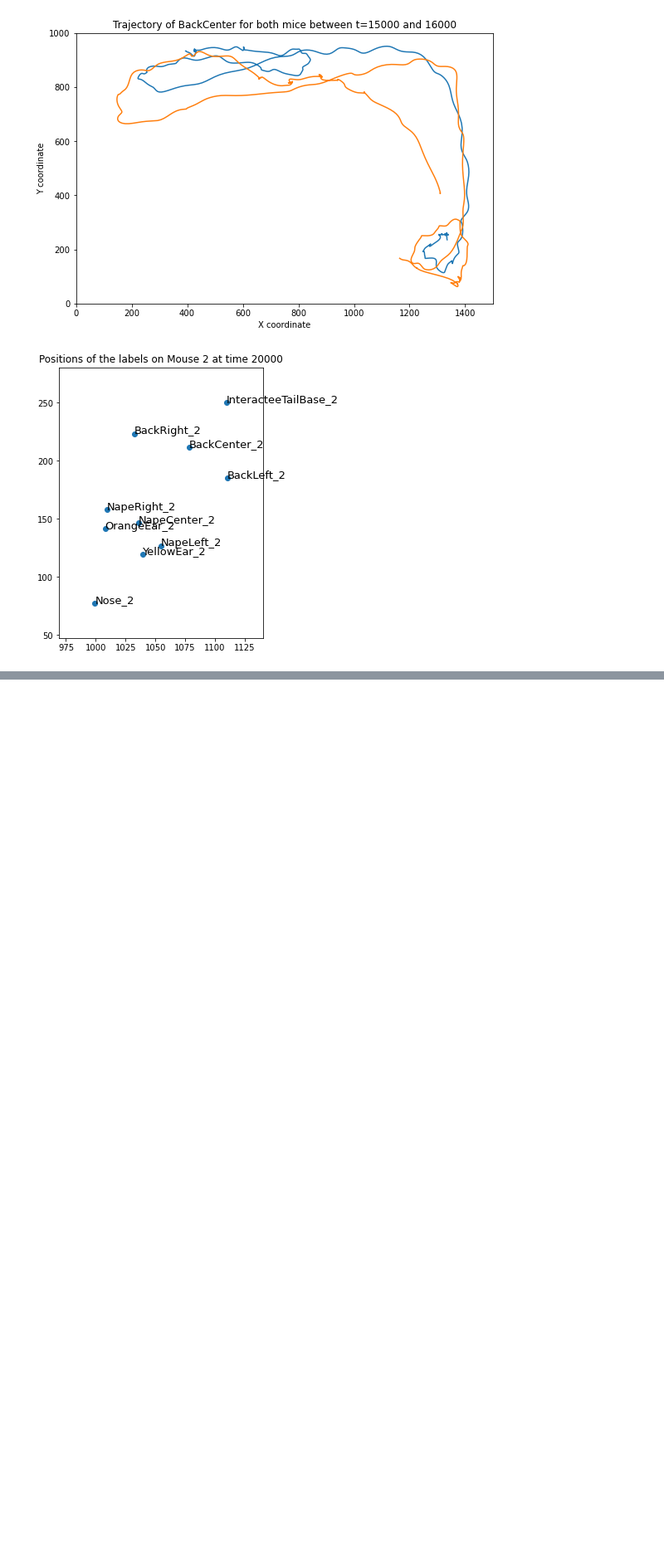
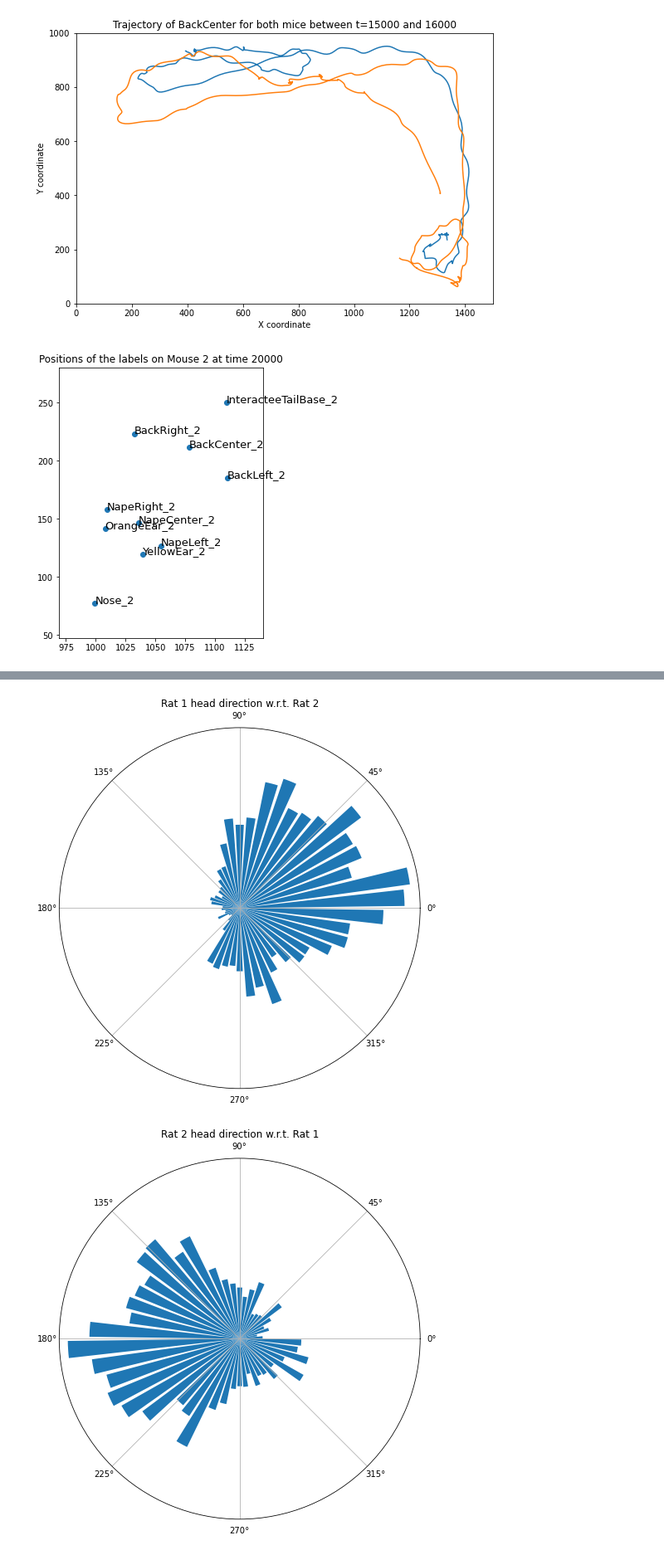
Before and after one commit to alihaydaroglu/swc-en-social, a Jupyter notebook: introduction.ipynb, the cells around one changed output, grey strips where cells are left out. Shown: that part at 83% size. Cells and saved outputs as stored; diff of their text form; code cells hidden in the pictures; blank space fills up the shorter version.

Commit message:
added angles and stuff

```diff
--- a/introduction.ipynb
+++ b/introduction.ipynb
@@ -105,0 +139,29 @@ plt.show()
+# %%
+# %%time
+exp = rfn.append_fields(experiment, names, datas, dtypes)
+exp = n.array(exp, exp.dtype)
+for vec in vectors:
+    start = vectors[vec][0]
+    end = vectors[vec][1]
+
+    if type(start) == tuple:
+        start_xs = 0.5*(exp[start[0] + '_x'] + exp[start[1] + '_x'] )
+        start_ys = 0.5*(exp[start[0] + '_y'] + exp[start[1] + '_y'] )
+    else:
+        start_xs = exp[start + '_x']
+        start_ys = exp[start + '_y']
+
+    if type(end) == tuple:
+        end_xs = 0.5*(exp[end[0] + '_x'] + exp[end[1] + '_x'] )
+        end_ys = 0.5*(exp[end[0] + '_y'] + exp[end[1] + '_y'] )
+    else:
+        end_xs = exp[end + '_x']
+        end_ys = exp[end + '_y']
+
+    vector = n.stack((end_xs-start_xs, end_ys-start_ys),axis=1)
+    angles = utils.get_angle(vector, n.array([[1,0]]*vector.shape[0]))
+    exp[vec+'_ang'] = angles
+    exp[vec+'_vec_x'] = vector[:,0]
+    exp[vec+'_vec_y'] = vector[:,1]
+    exp[vec+'_start_x'] = start_xs
+    exp[vec+'_start_y'] = start_ys
@@ -105,0 +221,9 @@ plt.show()
+# %%
+head_1_to_rat_2_diff = utils.compare_angles(exp['head_1_ang'],exp['front_1_to_front_2_ang'])
+head_2_to_rat_1_diff = utils.compare_angles(exp['head_2_ang'], exp['front_2_to_front_1_ang'])
+
+utils.plot_rad_hist(head_1_to_rat_2_diff, title='Rat 1 head direction w.r.t. Rat 2');
+utils.plot_rad_hist(head_2_to_rat_1_diff, title='Rat 2 head direction w.r.t. Rat 1');
+# %% [output]
+[figure, added]
+[figure, added]
```
Also changed, not shown: parts of 13 cells of this notebook, 2 other files.
